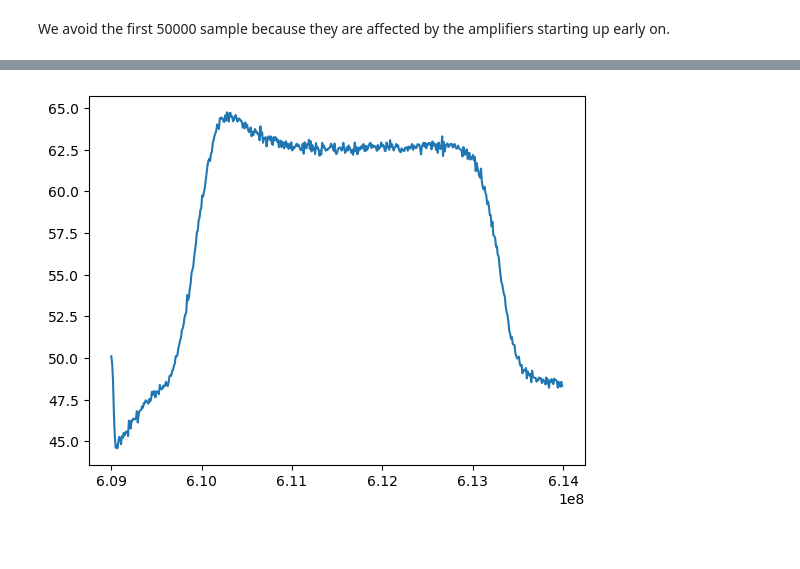
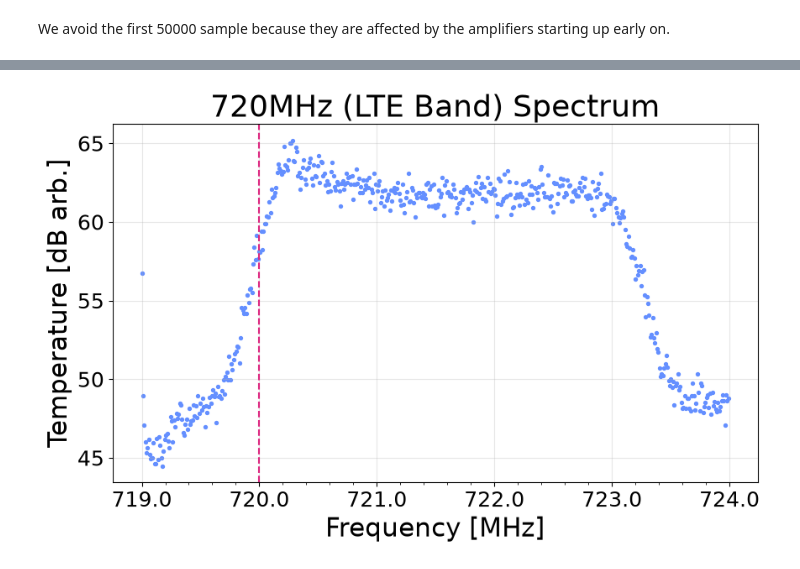
Before and after one commit to flypt7/AST326-Practicals, a Jupyter notebook: P3/code/43.ipynb, the cells around one changed output, grey strips where cells are left out. Saved outputs shown, nothing was run; the diff lists cells and outputs as text; code cells hidden in the pictures.

```diff
--- a/P3/code/43.ipynb
+++ b/P3/code/43.ipynb
@@ -4,7 +4,7 @@ import matplotlib.pyplot as plt
 import scipy.stats as stat
 from astropy.constants import eps0, c
 # %%
-data = np.fromfile('50M_6.2C_609MHz_5MSPS.dat',dtype='int16')-2**11
+data = np.fromfile('test719MHz_2.5MSPS.dat',dtype='int16')-2**11
 # %% [markdown]
 Let's get the mean and standard deviation of the data - **remember to subtract the mean from all the data to make it centred around 0!**
 # %%
@@ -20,7 +24,7 @@ print(data.shape)
 # %% [markdown]
 We avoid the first 50000 sample because they are affected by the amplifiers starting up early on.
 # %%
-spl_size = 2091392
+spl_size = 32768
 
 subspl = data[500000:spl_size+500000]
 
@@ -134,16 +170,17 @@ for ax in axs:
 # %%
-j = 4096
+fft_size = 512
+
+j = 0
 subspl_cuts = []
 
-while j < 2091392:
-    subspl_cuts.append(subspl[j-1024:j])
-    j += 4096
+while j < spl_size - fft_size:
+    subspl_cuts.append(subspl[j:j+fft_size*2])
+    j += fft_size
 
 ffts = []
 
 for spl in subspl_cuts:
     ffts.append(np.fft.fft(spl))
-
 
 powers = []
 
@@ -158,14 +195,29 @@ powers = np.array(powers)
 avg_power = np.mean(powers, axis=0)
 # %%
 cadence = 1/5000000
-LO = 609000000
+LO = 719000000
 
 fig, ax = plt.subplots(1, 1)
+plt.subplots_adjust(left=0, right=1.2, top=1)
+
 lin_range = np.arange(LO, 1/cadence + LO, 1 / (cadence * 512))
 
-ax.plot(lin_range, 10*np.log10(avg_power[:512]))
+ax.scatter(lin_range, 10*np.log10(avg_power[:512]), s=8, color="#648FFF")
+
+ax.set_xlabel("Frequency [MHz]", fontsize=22)
+ax.set_ylabel("Temperature [dB arb.]", fontsize=22)
+ax.set_title("720MHz (LTE Band) Spectrum", fontsize=26)
+
+ax.axvline(720000000, color="#DC267F", ls="--")
+
+ax.set_xticks(np.arange(719000000, 724000000, 200000), minor=True)
+ax.tick_params(labelsize=18)
+
+ax.xaxis.set_major_formatter(lambda x,y: (x / 1000000))
+
+ax.grid(alpha=0.3)
 
 # radiometer equation (T \propto P)
 frac_uncert = (2/1)**0.5
 # %% [output]
-[figure, old version]
+[figure, new version]
```
Also changed, not shown: parts of 6 cells of this notebook.
